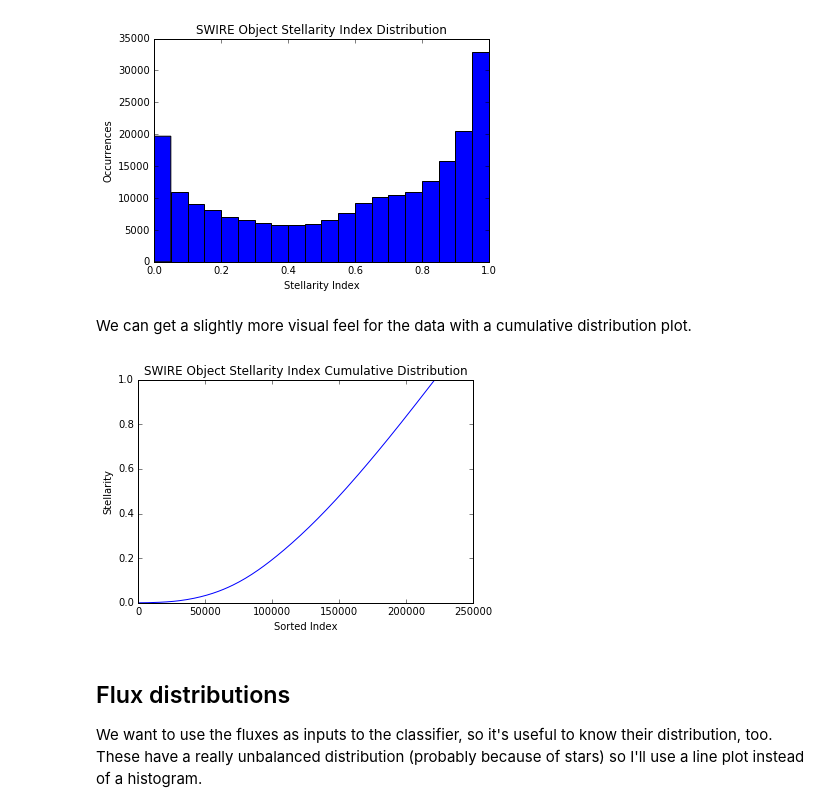
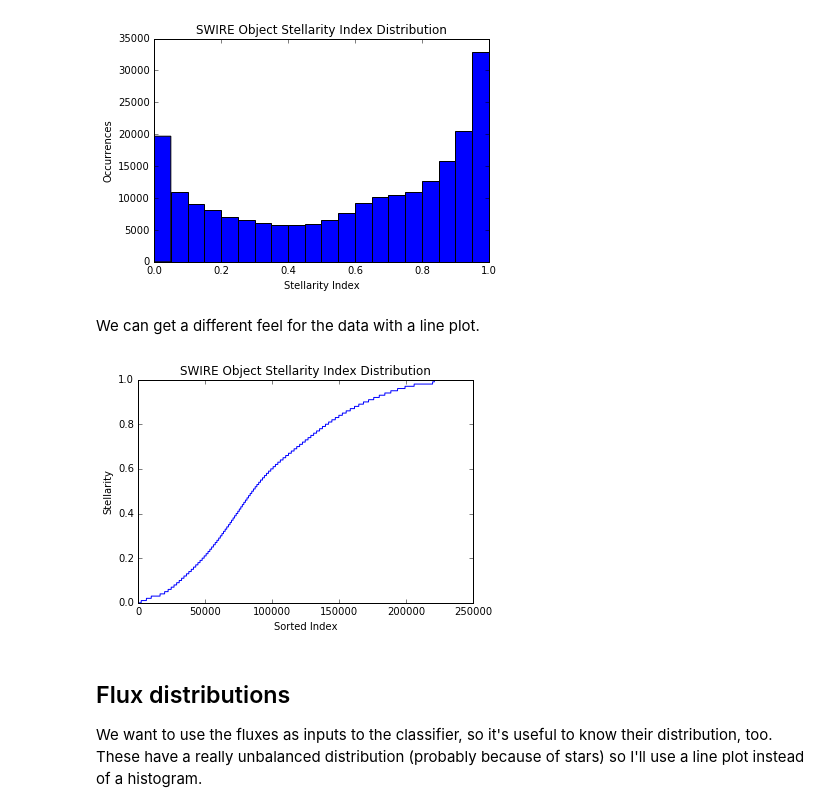
Before and after one commit to chengsoonong/crowdastro, a Jupyter notebook: notebooks/31_data_analysis.ipynb, the cells around one changed output. Saved outputs shown, nothing was run; the diff lists cells and outputs as text; code cells hidden in the pictures.

Commit message:
Added flux/stellarity plots.

```diff
--- a/notebooks/31_data_analysis.ipynb
+++ b/notebooks/31_data_analysis.ipynb
@@ -24,16 +24,16 @@ with h5py.File(CROWDASTRO_H5_PATH) as f_h5:
 # %% [output]
 [figure]
 # %% [markdown]
-We can get a slightly more visual feel for the data with a cumulative distribution plot.
+We can get a different feel for the data with a line plot.
 # %%
 with h5py.File(CROWDASTRO_H5_PATH) as f_h5:
     stellarities = f_h5['/swire/cdfs/catalogue'][:, 7]
-    plot.title('SWIRE Object Stellarity Index Cumulative Distribution')
+    plot.title('SWIRE Object Stellarity Index Distribution')
     plot.xlabel('Sorted Index')
     plot.ylabel('Stellarity')
-    plot.plot(numpy.cumsum(sorted(stellarities)) / sum(stellarities))
+    plot.plot(sorted(stellarities))
 # %% [output]
-[figure, old version]
+[figure, new version]
 # %% [markdown]
 ## Flux distributions
 
```
Also changed, not shown: parts of 2 cells of this notebook.
